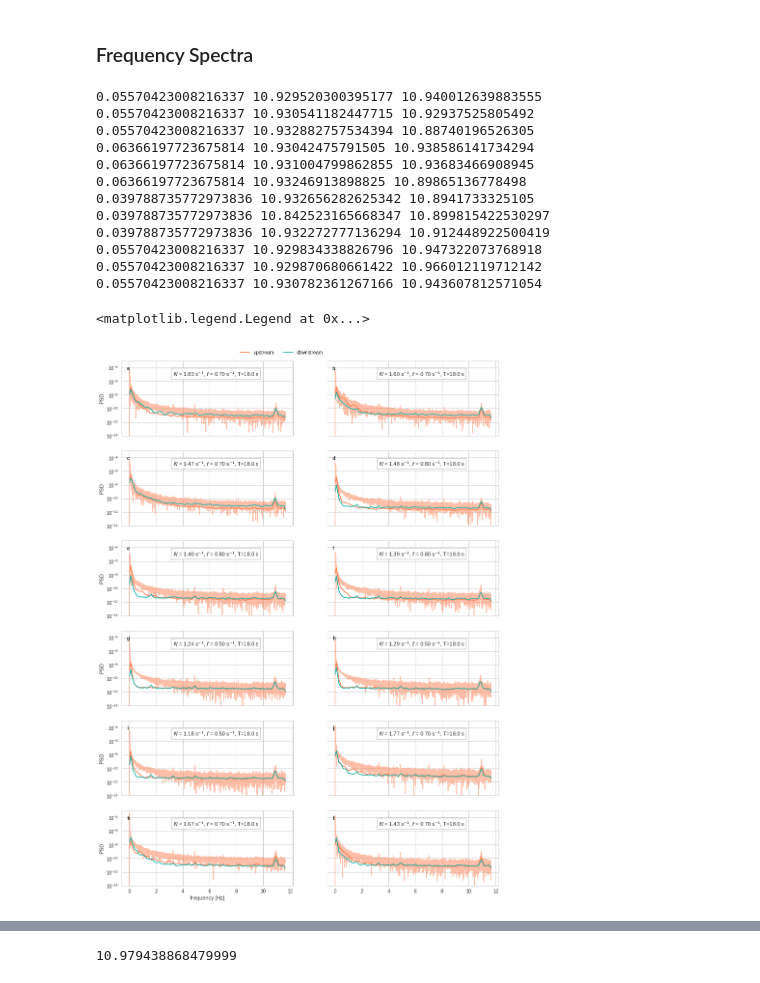
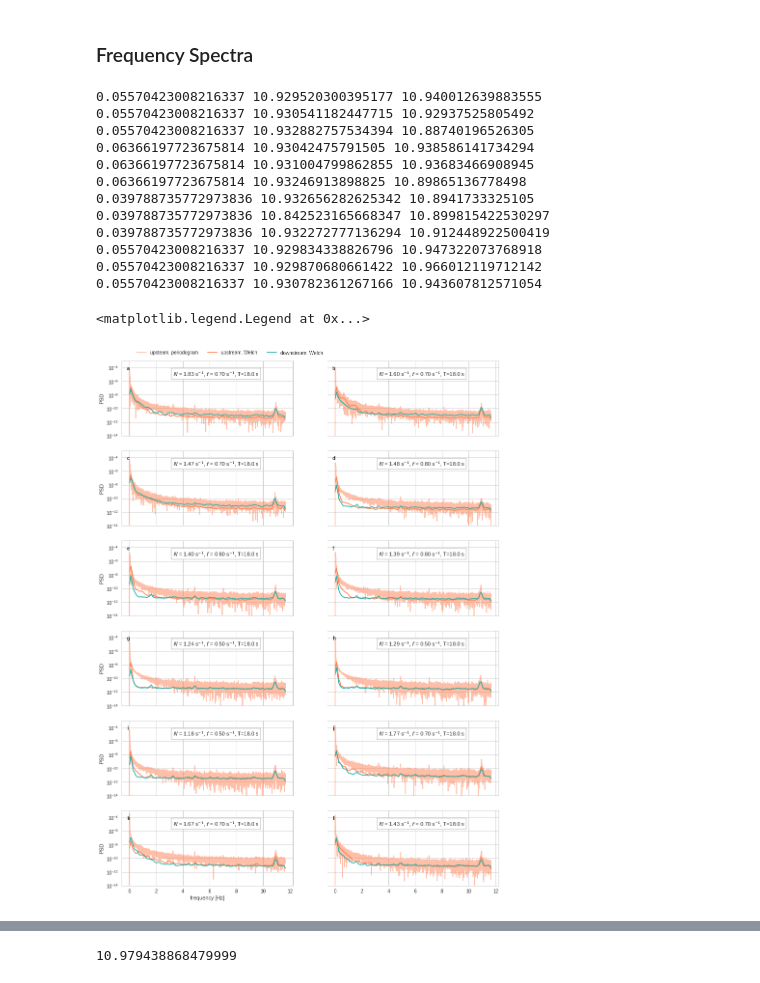
Before and after one commit to UBC-MOAD/MultipleCanyons, a Jupyter notebook: lab/Conduino/notebooks/Oscillations_II.ipynb, the cells around one changed output, grey strips where cells are left out. Drawn from its saved outputs; the diff is of its cells as text; code cells hidden in the pictures.

```diff
--- a/lab/Conduino/notebooks/Oscillations_II.ipynb
+++ b/lab/Conduino/notebooks/Oscillations_II.ipynb
@@ -278,40 +278,40 @@ for exp, kk, ax, pan_lab in zip(exp_dicts, range(exp_num), axs, panel_labels):
         freq2, Pxx_den2 = signal.welch(dens2-dens2[0], samp_freq)
 
         print(f0,(freq[100:][np.argmax(Pxx_den[100:])]),(freq_per[4000:][np.argmax(Pxx_den_per[4000:])]))
-        ax.semilogy(freq_per, Pxx_den_per, color='coral', alpha=0.5)
-        ax.semilogy(freq, Pxx_den,color='coral', label='upstream')
-        ax.semilogy(freq2, Pxx_den2,color='lightseagreen', label='downstream')
+        ax.semilogy(freq_per, Pxx_den_per, color='coral', alpha=0.5, label='upsteam, periodogram')
+        ax.semilogy(freq, Pxx_den,color='coral', label='upstream, Welch')
+        ax.semilogy(freq2, Pxx_den2,color='lightseagreen', label='downstream, Welch')
 
         #ax.axvline(f0,color='k')
         #ax.axvline(f0, color='0.5')
 
         ax.text(0.3,0.8,'$N$ = %1.2f s$^{-1}$, $f$ = %1.2f s$^{-1}$, T=%1.1f s' \
                 %(N,exp["fo"],inertial_period), transform=ax.transAxes,fontsize=11,
                 bbox=dict(facecolor='white', alpha=1) )
         ax.text(0.03,0.88, pan_lab, fontweight='bold', transform=ax.transAxes)
         ax.set_ylim(1E-14,1E-3)
 
 for ax in [ax0,ax2,ax4,ax6,ax8, ax10]:
     ax.set_ylabel('PSD')
 
 ax10.set_xlabel('frequency [Hz]')
 
 ax1.legend(ncol=3,bbox_to_anchor=(0,1.2))
 # %% [output]
 0.05570423008216337 10.929520300395177 10.940012639883555
 0.05570423008216337 10.930541182447715 10.92937525805492
 0.05570423008216337 10.932882757534394 10.88740196526305
 0.06366197723675814 10.93042475791505 10.938586141734294
 0.06366197723675814 10.931004799862855 10.93683466908945
 0.06366197723675814 10.93246913898825 10.89865136778498
 0.039788735772973836 10.932656282625342 10.8941733325105
 0.039788735772973836 10.842523165668347 10.899815422530297
 0.039788735772973836 10.932272777136294 10.912448922500419
 0.05570423008216337 10.929834338826796 10.947322073768918
 0.05570423008216337 10.929870680661422 10.966012119712142
 0.05570423008216337 10.930782361267166 10.943607812571054
 <matplotlib.legend.Legend at 0x...>
-[figure, old version]
+[figure, new version]
 # %%
 sns.set_style('whitegrid')
 fig, ((ax0,ax1),(ax2,ax3),(ax4,ax5),(ax6,ax7),(ax8,ax9),(ax10,ax11)) = plt.subplots(6, 2, figsize=(14,20),
```
Also changed, not shown: parts of 2 cells of this notebook.
